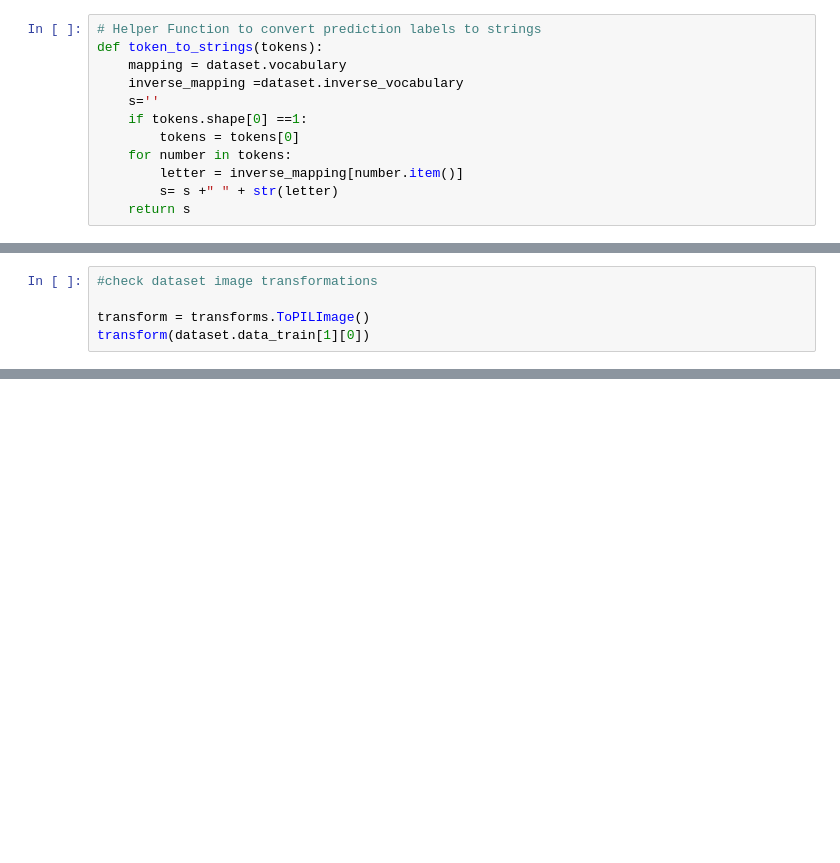
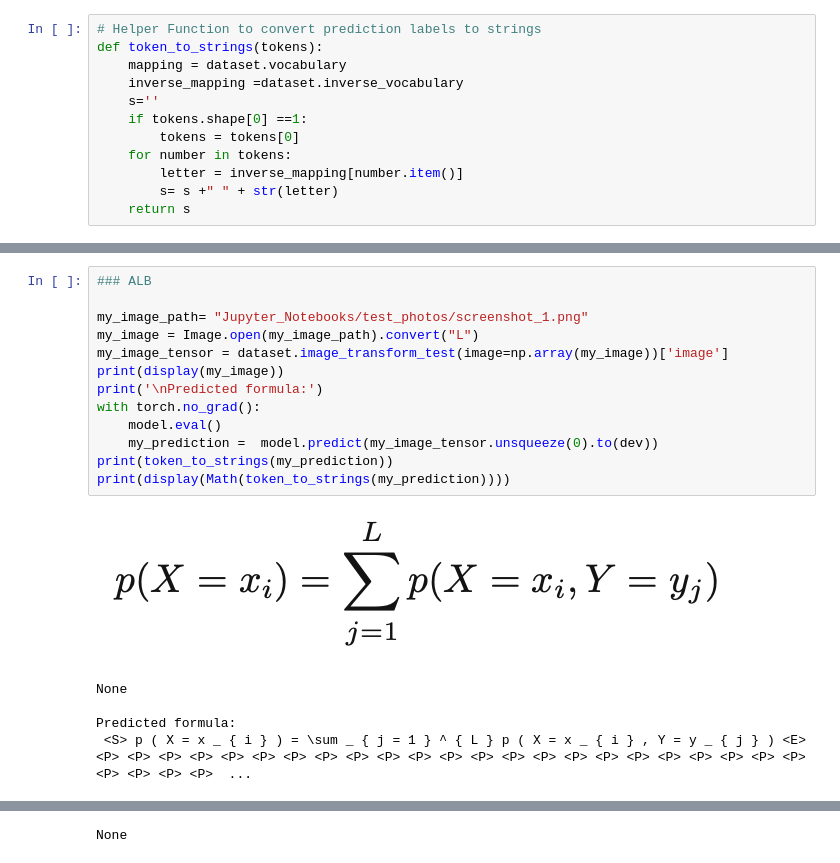
Before and after one commit to gmarus777/image-to-tex-OCR, a Jupyter notebook: Jupyter_Notebooks/GPC_MODEL1_character_tokenizer.ipynb, the cells around one changed output, grey strips where cells are left out. Saved outputs shown, nothing was run; the diff lists cells and outputs as text; blank space fills up the shorter version.

```diff
--- a/Jupyter_Notebooks/GPC_MODEL1_character_tokenizer.ipynb
+++ b/Jupyter_Notebooks/GPC_MODEL1_character_tokenizer.ipynb
@@ -198,5 +199,19 @@ print(display(Math(token_to_strings(my_prediction))))
-# %%
-#check dataset image transformations
-
-transform = transforms.ToPILImage()
-transform(dataset.data_train[1][0])
+# %%
+### ALB
+
+my_image_path= "Jupyter_Notebooks/test_photos/screenshot_1.png"
+my_image = Image.open(my_image_path).convert("L")
+my_image_tensor = dataset.image_transform_test(image=np.array(my_image))['image']
+print(display(my_image))
+print('\nPredicted formula:')
+with torch.no_grad():
+    model.eval()
+    my_prediction =  model.predict(my_image_tensor.unsqueeze(0).to(dev))
+print(token_to_strings(my_prediction))
+print(display(Math(token_to_strings(my_prediction))))
+# %% [output]
+[figure, added]
+None
+
+Predicted formula:
+ <S> p ( X = x _ { i } ) = \sum _ { j = 1 } ^ { L } p ( X = x _ { i } , Y = y _ { j } ) <E> <P> <P> <P> <P> <P> <P> <P> <P> <P> <P> <P> <P> <P> <P> <P> <P> <P> <P> <P> <P> <P> <P> <P> <P> <P> <P> <P>  ...
@@ -202,0 +219 @@ transform(dataset.data_train[1][0])
+None
```
Also changed, not shown: parts of 10 cells of this notebook.
